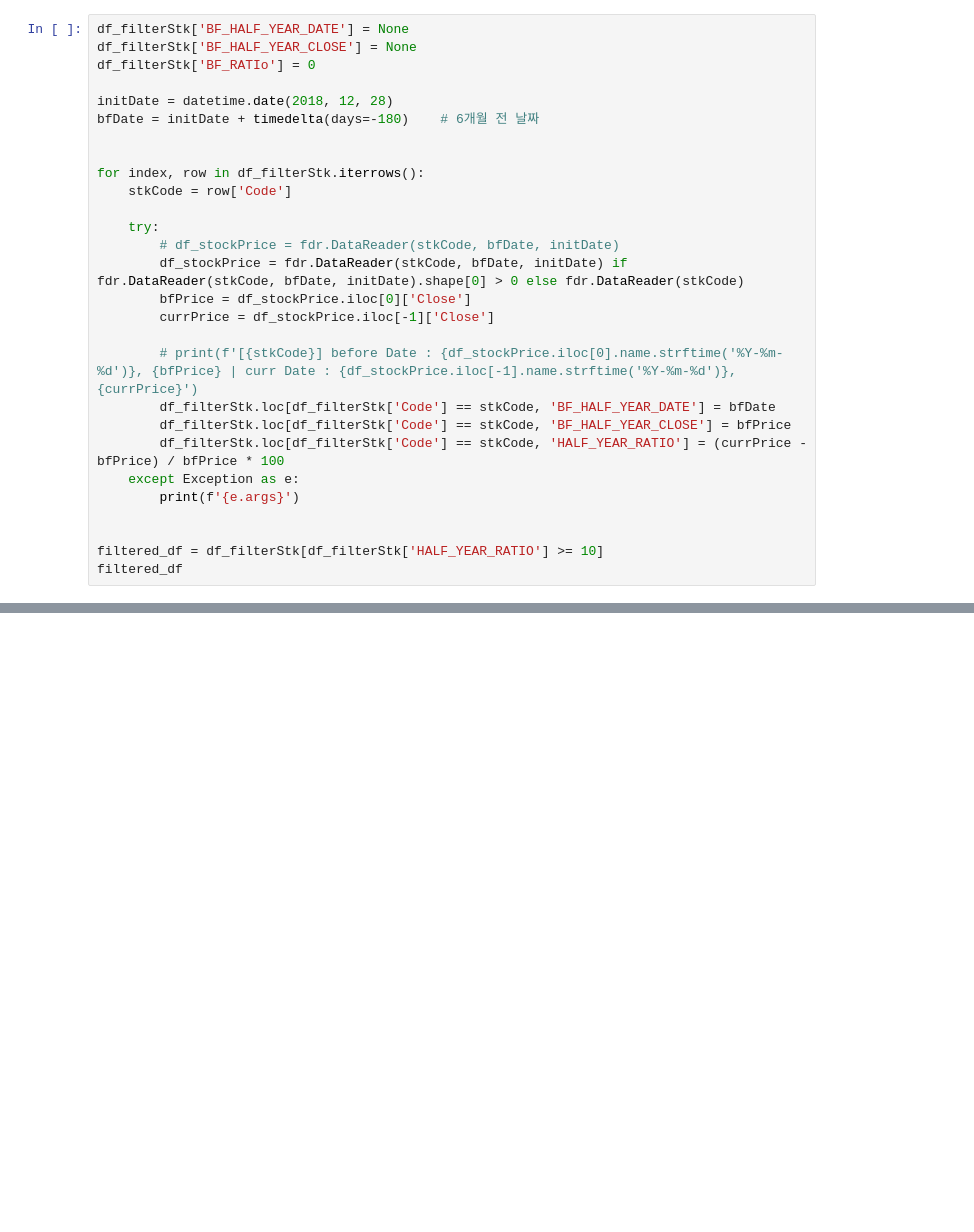
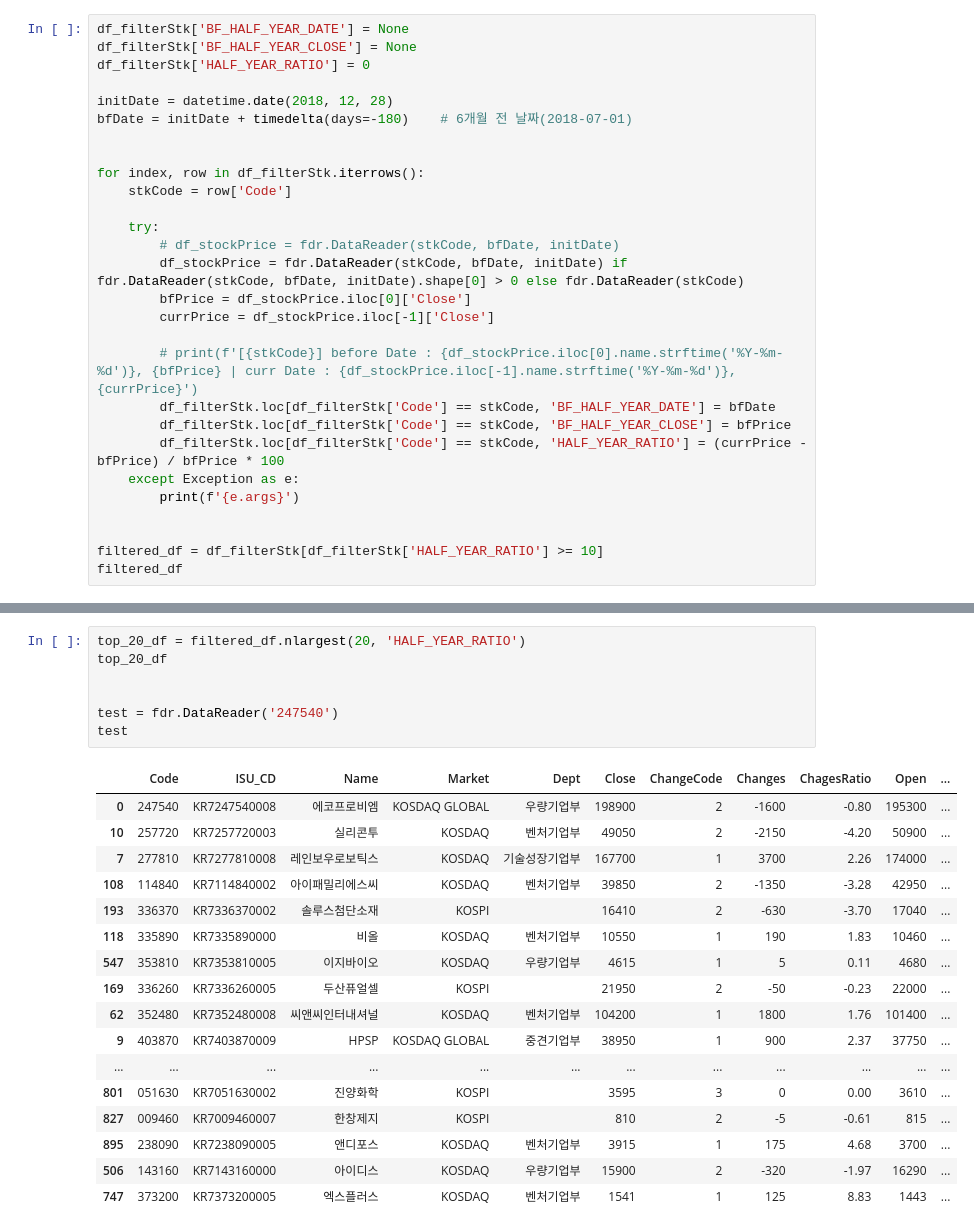
Before and after one commit to kimdaewhi/quantstrategy, a Jupyter notebook: src/test.ipynb, the cells around one changed output, grey strips where cells are left out. Saved outputs shown, nothing was run; the diff lists cells and outputs as text; blank space fills up the shorter version.

```diff
--- a/src/test.ipynb
+++ b/src/test.ipynb
@@ -24,10 +36,10 @@ df_filterStk[0:10]
 # %%
 df_filterStk['BF_HALF_YEAR_DATE'] = None
 df_filterStk['BF_HALF_YEAR_CLOSE'] = None
-df_filterStk['BF_RATIo'] = 0
+df_filterStk['HALF_YEAR_RATIO'] = 0
 
 initDate = datetime.date(2018, 12, 28)
-bfDate = initDate + timedelta(days=-180)    # 6개월 전 날짜
+bfDate = initDate + timedelta(days=-180)    # 6개월 전 날짜(2018-07-01)
 
 
 for index, row in df_filterStk.iterrows():
@@ -51,0 +78,25 @@ filtered_df
+# %%
+top_20_df = filtered_df.nlargest(20, 'HALF_YEAR_RATIO')
+top_20_df
+
+
+test = fdr.DataReader('247540')
+test
+# %% [output]
+|  | Code | ISU_CD | Name | Market | Dept | Close | ChangeCode | Changes | ChagesRatio | Open | ... |
+| 0 | 247540 | KR7247540008 | 에코프로비엠 | KOSDAQ GLOBAL | 우량기업부 | 198900 | 2 | -1600 | -0.80 | 195300 | ... |
+| 10 | 257720 | KR7257720003 | 실리콘투 | KOSDAQ | 벤처기업부 | 49050 | 2 | -2150 | -4.20 | 50900 | ... |
+| 7 | 277810 | KR7277810008 | 레인보우로보틱스 | KOSDAQ | 기술성장기업부 | 167700 | 1 | 3700 | 2.26 | 174000 | ... |
+| 108 | 114840 | KR7114840002 | 아이패밀리에스씨 | KOSDAQ | 벤처기업부 | 39850 | 2 | -1350 | -3.28 | 42950 | ... |
+| 193 | 336370 | KR7336370002 | 솔루스첨단소재 | KOSPI |  | 16410 | 2 | -630 | -3.70 | 17040 | ... |
+| 118 | 335890 | KR7335890000 | 비올 | KOSDAQ | 벤처기업부 | 10550 | 1 | 190 | 1.83 | 10460 | ... |
+| 547 | 353810 | KR7353810005 | 이지바이오 | KOSDAQ | 우량기업부 | 4615 | 1 | 5 | 0.11 | 4680 | ... |
+| 169 | 336260 | KR7336260005 | 두산퓨얼셀 | KOSPI |  | 21950 | 2 | -50 | -0.23 | 22000 | ... |
+| 62 | 352480 | KR7352480008 | 씨앤씨인터내셔널 | KOSDAQ | 벤처기업부 | 104200 | 1 | 1800 | 1.76 | 101400 | ... |
+| 9 | 403870 | KR7403870009 | HPSP | KOSDAQ GLOBAL | 중견기업부 | 38950 | 1 | 900 | 2.37 | 37750 | ... |
+| ... | ... | ... | ... | ... | ... | ... | ... | ... | ... | ... | ... |
+| 801 | 051630 | KR7051630002 | 진양화학 | KOSPI |  | 3595 | 3 | 0 | 0.00 | 3610 | ... |
+| 827 | 009460 | KR7009460007 | 한창제지 | KOSPI |  | 810 | 2 | -5 | -0.61 | 815 | ... |
+| 895 | 238090 | KR7238090005 | 앤디포스 | KOSDAQ | 벤처기업부 | 3915 | 1 | 175 | 4.68 | 3700 | ... |
+| 506 | 143160 | KR7143160000 | 아이디스 | KOSDAQ | 우량기업부 | 15900 | 2 | -320 | -1.97 | 16290 | ... |
+| 747 | 373200 | KR7373200005 | 엑스플러스 | KOSDAQ | 벤처기업부 | 1541 | 1 | 125 | 8.83 | 1443 | ... |
```
Also changed, not shown: parts of 2 cells of this notebook.
